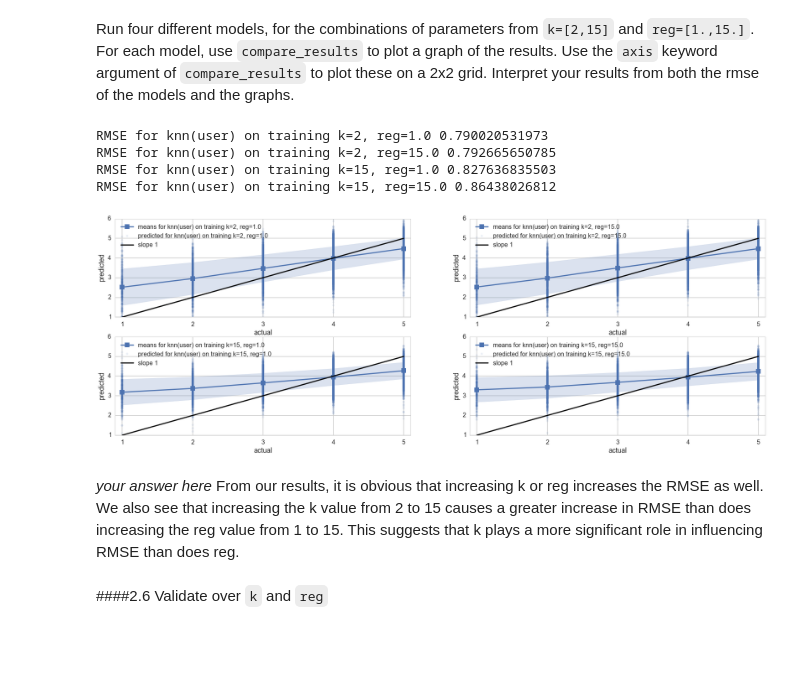
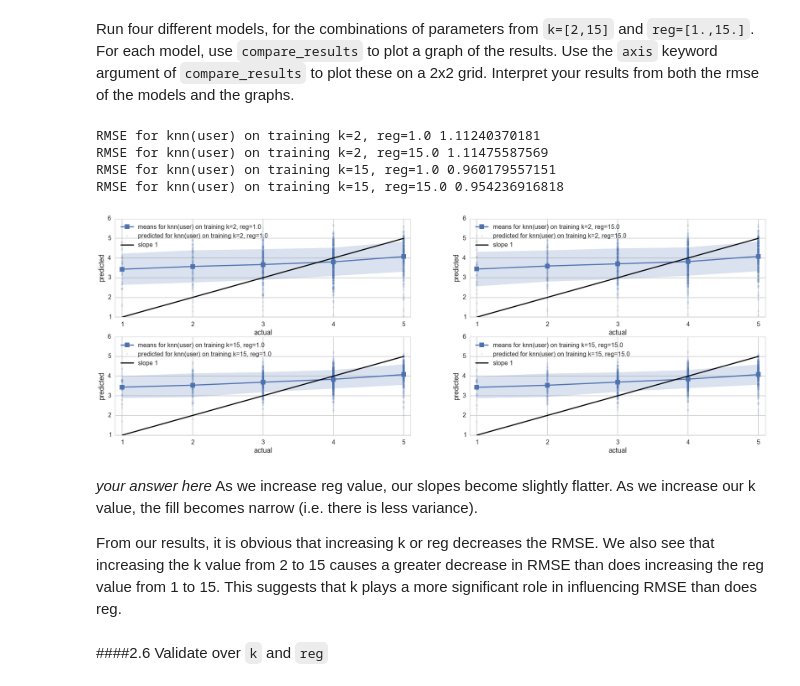
Before and after one commit to ciyer64/cs109-hw, a Jupyter notebook: hw4.ipynb, the cells around one changed output. Cells and saved outputs as stored; diff of their text form; code cells hidden in the pictures; blank space fills up the shorter version.

```diff
--- a/hw4.ipynb
+++ b/hw4.ipynb
@@ -1137,27 +1137,28 @@ Note the really low RMSE.
 Run four different models, for the combinations of parameters from `k=[2,15]` and `reg=[1.,15.]`. For each model, use `compare_results` to plot a graph of the results. Use the `axis` keyword argument of `compare_results` to plot these on a 2x2 grid. Interpret your results from both the rmse of the models and the graphs.
 # %%
 #your code here
-#compare_results(stars_actual, stars_predicted, ylow=1, yhigh=6, model="", predicteds=False, onsame=False, axis=False):
-
+#Note: Wasn't sure whether to use validatedf or traindf - Michael Packer told us to use the
 fig, axes = plt.subplots(nrows=2, ncols=2, figsize=(30, 10))
 #list of all pairs of k & reg
 k_reg=[(2,1.),(2,15.),(15,1.),(15,15.)]
 #counter to iterate through k-reg pairs
 i=0
 for ax in axes.ravel():
     #k is the first element of a k_reg tuple, and reg is the second element
-    pt, at = get_ratings_user_nbd(traindf, traindf, train_avgs, db, k=k_reg[i][0], reg=k_reg[i][1])
+    pt, at = get_ratings_user_nbd(validatedf, traindf, train_avgs, db, k=k_reg[i][0], reg=k_reg[i][1])
     compare_results(at,pt, model="knn(user) on training k=%d" %k_reg[i][0] + ", reg=%0.1f" %k_reg[i][1], predicteds=True,axis=ax)
     i+=1
 # %% [output]
-RMSE for knn(user) on training k=2, reg=1.0 0.790020531973
-RMSE for knn(user) on training k=2, reg=15.0 0.792665650785
-RMSE for knn(user) on training k=15, reg=1.0 0.827636835503
-RMSE for knn(user) on training k=15, reg=15.0 0.86438026812
+RMSE for knn(user) on training k=2, reg=1.0 1.11240370181
+RMSE for knn(user) on training k=2, reg=15.0 1.11475587569
+RMSE for knn(user) on training k=15, reg=1.0 0.960179557151
+RMSE for knn(user) on training k=15, reg=15.0 0.954236916818
-[figure, old version]
+[figure, new version]
 # %% [markdown]
 *your answer here*
-From our results, it is obvious that increasing k or reg increases the RMSE as well.  We also see that increasing the k value from 2 to 15 causes a greater increase in RMSE than does increasing the reg value from 1 to 15.  This suggests that k plays a more significant role in influencing RMSE than does reg.
+As we increase reg value, our slopes become slightly flatter.  As we increase our k value, the fill becomes narrow (i.e. there is less variance).
+
+From our results, it is obvious that increasing k or reg decreases the RMSE.  We also see that increasing the k value from 2 to 15 causes a greater decrease in RMSE than does increasing the reg value from 1 to 15.  This suggests that k plays a more significant role in influencing RMSE than does reg.
 # %% [markdown]
 ####2.6 Validate over `k` and `reg`
 # %% [markdown]
```
Also changed, not shown: parts of 20 cells of this notebook.
